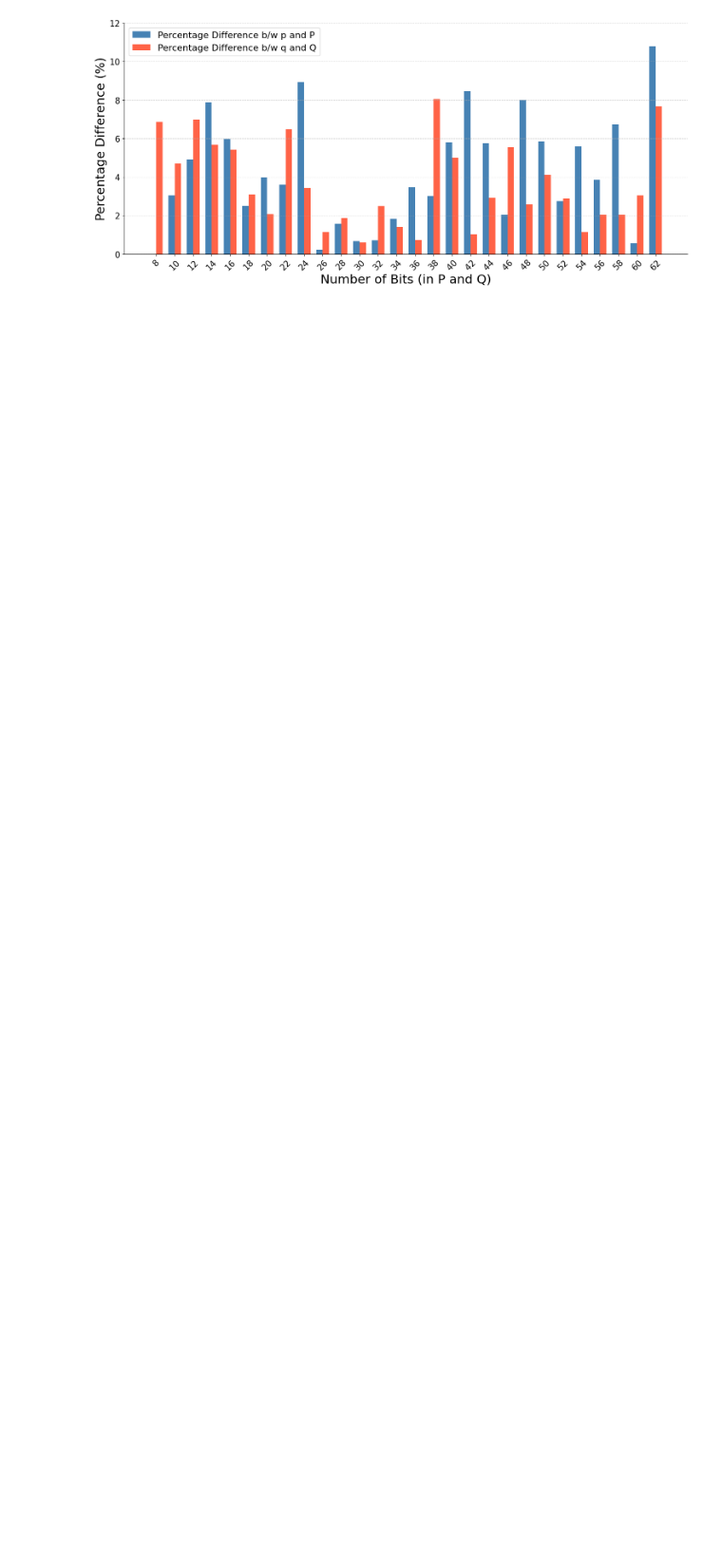
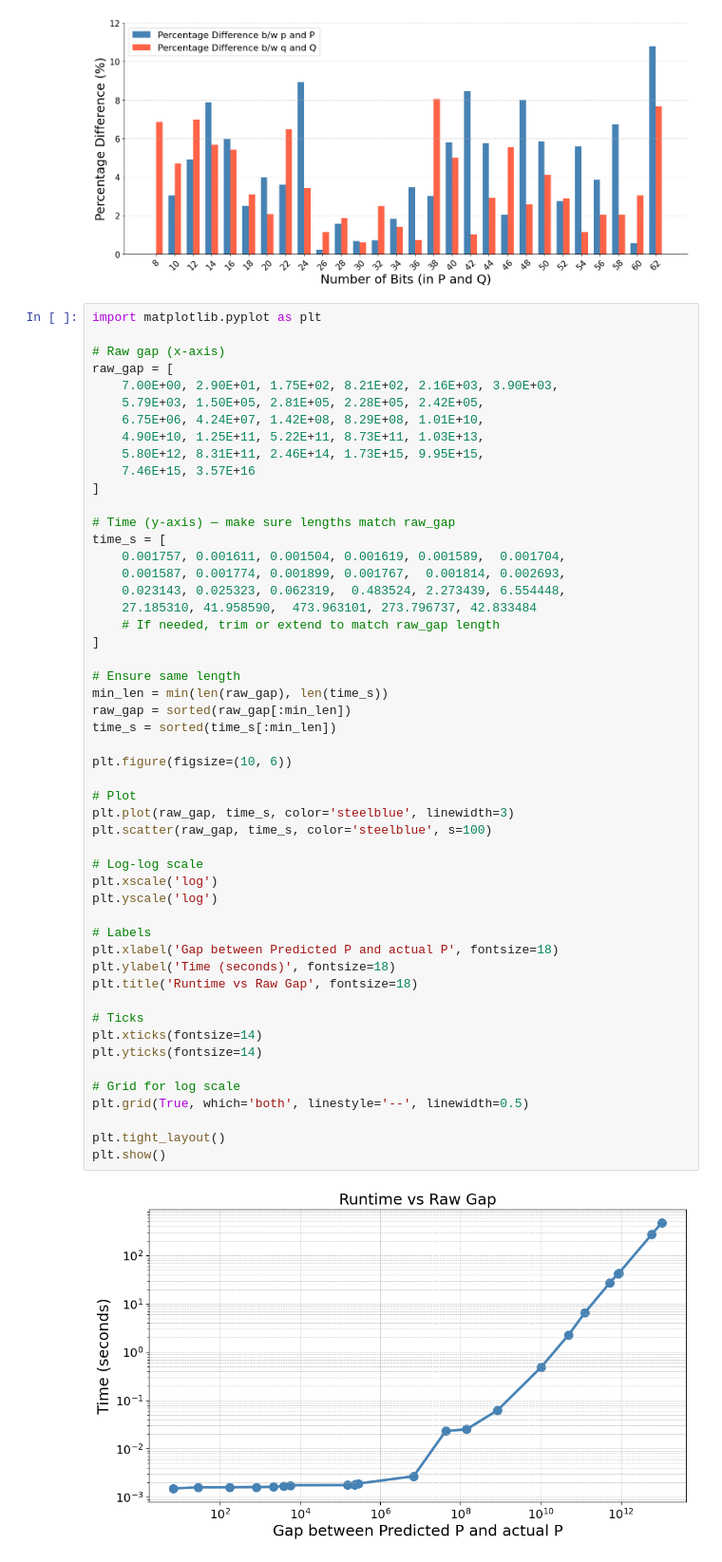
Before and after one commit to AdvithDesu/Digital_Annealer, a Jupyter notebook: Plotting shit.ipynb, the cells around one changed output. Shown at 95% size. Saved outputs shown, nothing was run; the diff lists cells and outputs as text; blank space fills up the shorter version.

```diff
--- a/Plotting shit.ipynb
+++ b/Plotting shit.ipynb
@@ -377,3 +377,56 @@ plt.savefig("percentage_difference_plot.png", dpi=300)
 plt.show()
 # %% [output]
 [figure]
+# %%
+import matplotlib.pyplot as plt
+
+# Raw gap (x-axis)
+raw_gap = [
+    7.00E+00, 2.90E+01, 1.75E+02, 8.21E+02, 2.16E+03, 3.90E+03,
+    5.79E+03, 1.50E+05, 2.81E+05, 2.28E+05, 2.42E+05,
+    6.75E+06, 4.24E+07, 1.42E+08, 8.29E+08, 1.01E+10,
+    4.90E+10, 1.25E+11, 5.22E+11, 8.73E+11, 1.03E+13,
+    5.80E+12, 8.31E+11, 2.46E+14, 1.73E+15, 9.95E+15,
+    7.46E+15, 3.57E+16
+]
+
+# Time (y-axis) — make sure lengths match raw_gap
+time_s = [
+    0.001757, 0.001611, 0.001504, 0.001619, 0.001589,  0.001704,
+    0.001587, 0.001774, 0.001899, 0.001767,  0.001814, 0.002693,
+    0.023143, 0.025323, 0.062319,  0.483524, 2.273439, 6.554448,
+    27.185310, 41.958590,  473.963101, 273.796737, 42.833484
+    # If needed, trim or extend to match raw_gap length
+]
+
+# Ensure same length
+min_len = min(len(raw_gap), len(time_s))
+raw_gap = sorted(raw_gap[:min_len])
+time_s = sorted(time_s[:min_len])
+
+plt.figure(figsize=(10, 6))
+
+# Plot
+plt.plot(raw_gap, time_s, color='steelblue', linewidth=3)
+plt.scatter(raw_gap, time_s, color='steelblue', s=100)
+
+# Log-log scale
+plt.xscale('log')
+plt.yscale('log')
+
+# Labels
+plt.xlabel('Gap between Predicted P and actual P', fontsize=18)
+plt.ylabel('Time (seconds)', fontsize=18)
+plt.title('Runtime vs Raw Gap', fontsize=18)
+
+# Ticks
+plt.xticks(fontsize=14)
+plt.yticks(fontsize=14)
+
+# Grid for log scale
+plt.grid(True, which='both', linestyle='--', linewidth=0.5)
+
+plt.tight_layout()
+plt.show()
+# %% [output]
+[figure, added]
```
Also changed, not shown: parts of 1 cell of this notebook, 28 other files.
